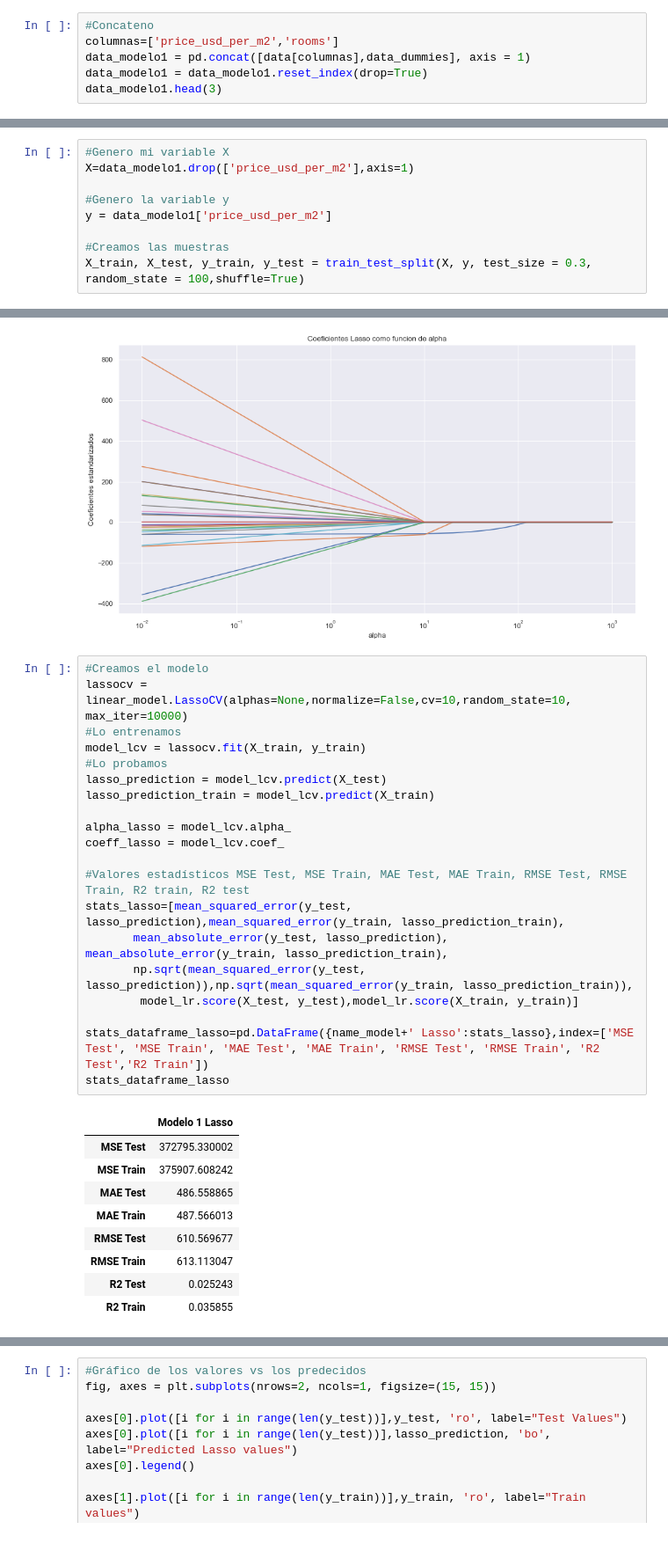
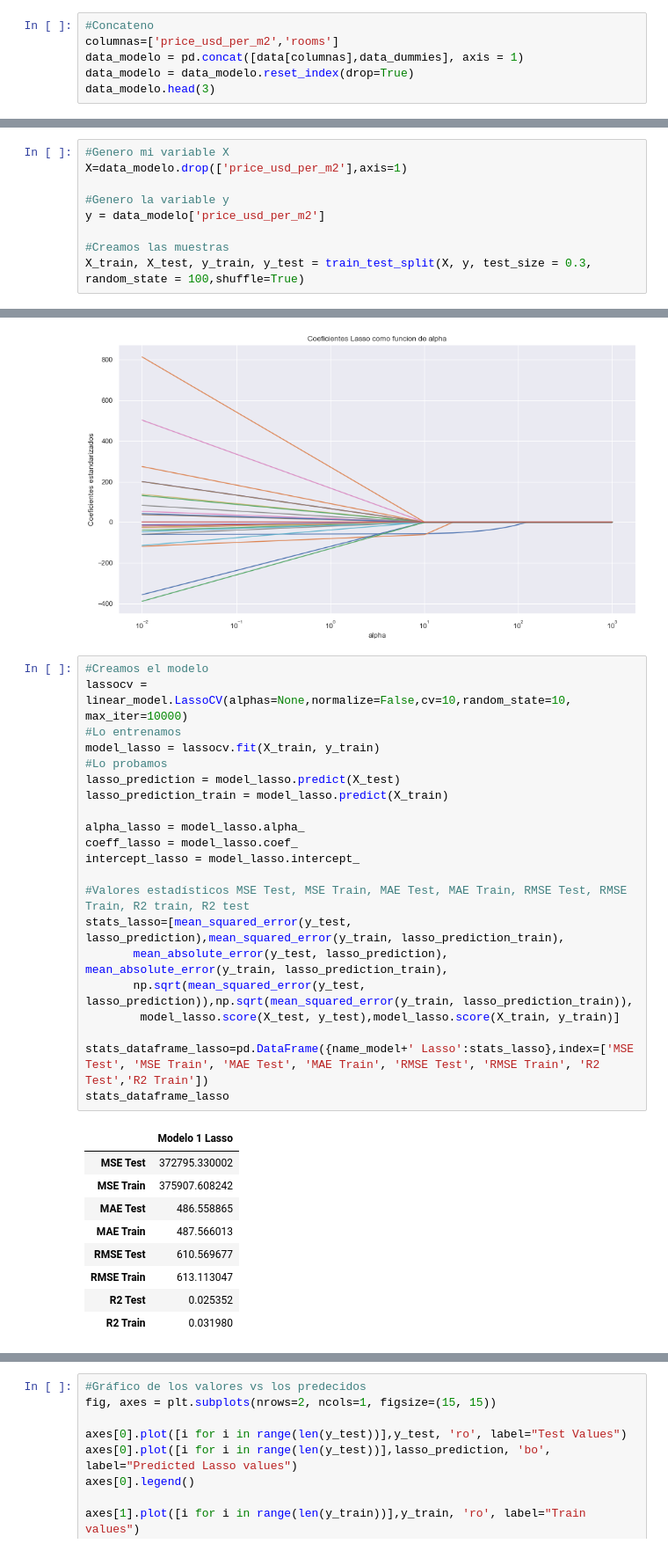
Before and after one commit to casagrandeale/TPDigitalHouse, a Jupyter notebook: tp/TP2.ipynb, the cells around one changed output, grey strips where cells are left out. Shown at 88% size. Drawn from its saved outputs; the diff is of its cells as text.

Commit message:
Actualización
Modificado un error en el algoritmo de Lasso, agregado el parámetro B0 (Intercept)

```diff
--- a/tp/TP2.ipynb
+++ b/tp/TP2.ipynb
@@ -123,9 +123,9 @@ data_dummies
 # %%
 #Concateno
 columnas=['price_usd_per_m2','rooms']
-data_modelo1 = pd.concat([data[columnas],data_dummies], axis = 1)
-data_modelo1 = data_modelo1.reset_index(drop=True)
-data_modelo1.head(3)
+data_modelo = pd.concat([data[columnas],data_dummies], axis = 1)
+data_modelo = data_modelo.reset_index(drop=True)
+data_modelo.head(3)
 # %% [output]
 |  | price_usd_per_m2 | rooms | floor_1.0 | floor_2.0 | floor_3.0 | floor_4.0 | floor_5.0 | floor_6.0 | ... |
 | 0 | 1309.090909 | 2.0 | 0 | 0 | 1 | 0 | 0 | 0 | ... |
@@ -136,10 +136,10 @@ data_modelo1.head(3)
 ## Algoritmos
 # %%
 #Genero mi variable X
-X=data_modelo1.drop(['price_usd_per_m2'],axis=1)
+X=data_modelo.drop(['price_usd_per_m2'],axis=1)
 
 #Genero la variable y
-y = data_modelo1['price_usd_per_m2']
+y = data_modelo['price_usd_per_m2']
 
 #Creamos las muestras
 X_train, X_test, y_train, y_test = train_test_split(X, y, test_size = 0.3, random_state = 100,shuffle=True)
@@ -379,32 +379,33 @@ plt.title('Coeficientes Lasso como funcion de alpha');
 # %%
 #Creamos el modelo
 lassocv = linear_model.LassoCV(alphas=None,normalize=False,cv=10,random_state=10, max_iter=10000)
 #Lo entrenamos
-model_lcv = lassocv.fit(X_train, y_train)
+model_lasso = lassocv.fit(X_train, y_train)
 #Lo probamos
-lasso_prediction = model_lcv.predict(X_test)
-lasso_prediction_train = model_lcv.predict(X_train)
+lasso_prediction = model_lasso.predict(X_test)
+lasso_prediction_train = model_lasso.predict(X_train)
 
-alpha_lasso = model_lcv.alpha_
-coeff_lasso = model_lcv.coef_
+alpha_lasso = model_lasso.alpha_
+coeff_lasso = model_lasso.coef_
+intercept_lasso = model_lasso.intercept_
 
 #Valores estadísticos MSE Test, MSE Train, MAE Test, MAE Train, RMSE Test, RMSE Train, R2 train, R2 test
 stats_lasso=[mean_squared_error(y_test, lasso_prediction),mean_squared_error(y_train, lasso_prediction_train),
        mean_absolute_error(y_test, lasso_prediction), mean_absolute_error(y_train, lasso_prediction_train),
        np.sqrt(mean_squared_error(y_test, lasso_prediction)),np.sqrt(mean_squared_error(y_train, lasso_prediction_train)),
-        model_lr.score(X_test, y_test),model_lr.score(X_train, y_train)]
+        model_lasso.score(X_test, y_test),model_lasso.score(X_train, y_train)]
 
 stats_dataframe_lasso=pd.DataFrame({name_model+' Lasso':stats_lasso},index=['MSE Test', 'MSE Train', 'MAE Test', 'MAE Train', 'RMSE Test', 'RMSE Train', 'R2 Test','R2 Train'])
 stats_dataframe_lasso
 # %% [output]
 |  | Modelo 1 Lasso |
 | MSE Test | 372795.330002 |
 | MSE Train | 375907.608242 |
 | MAE Test | 486.558865 |
 | MAE Train | 487.566013 |
 | RMSE Test | 610.569677 |
 | RMSE Train | 613.113047 |
-| R2 Test | 0.025243 |
-| R2 Train | 0.035855 |
+| R2 Test | 0.025352 |
+| R2 Train | 0.031980 |
 # %%
 print("Alpha Lasso:",alpha_lasso)
```
Also changed, not shown: parts of 12 cells of this notebook.
